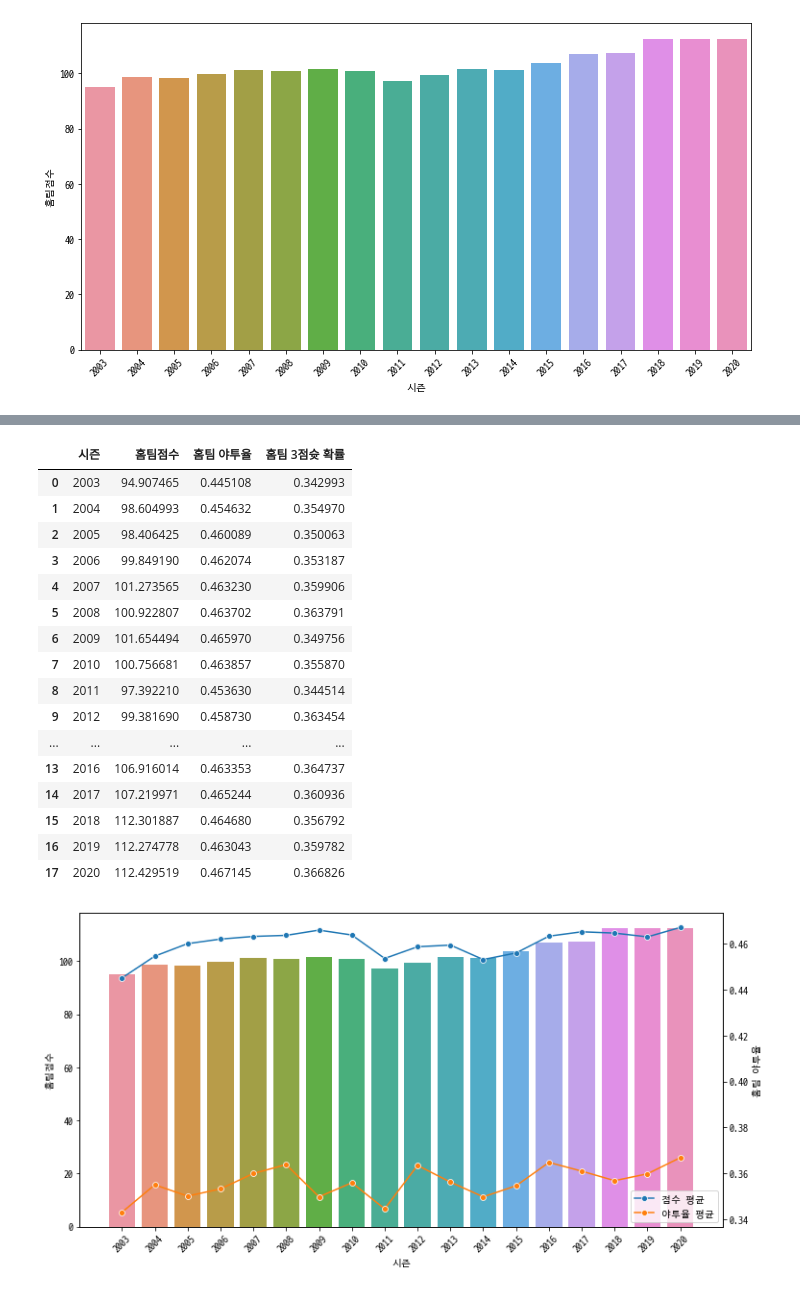
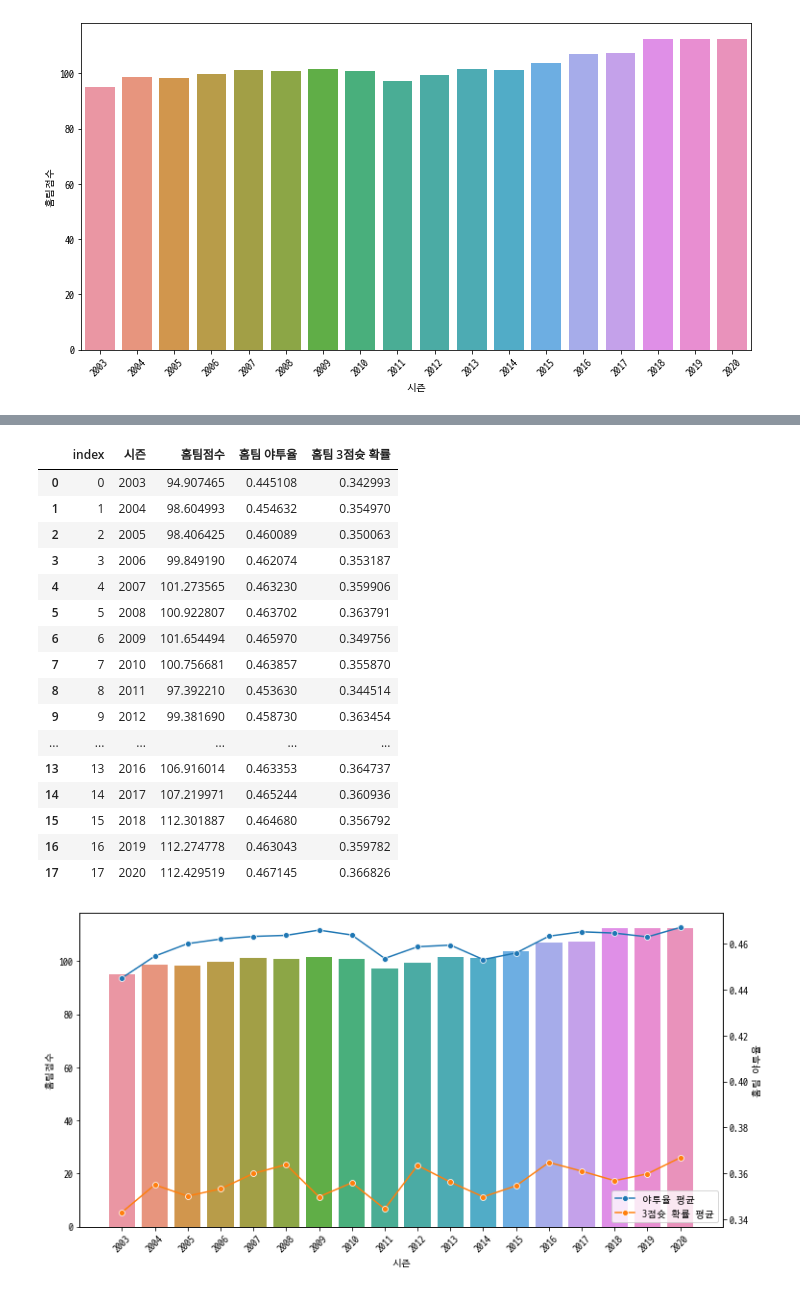
Before and after one commit to RlxDn/Bigdata, a Jupyter notebook: 40_데이터분석 실습/nba/nba.ipynb, the cells around one changed output, grey strips where cells are left out. Cells and saved outputs as stored; diff of their text form; code cells hidden in the pictures.

```diff
--- a/40_데이터분석 실습/nba/nba.ipynb
+++ b/40_데이터분석 실습/nba/nba.ipynb
@@ -43,5 +43,6 @@ df.head()
 home_means = df.groupby('시즌')['홈팀점수'].mean().to_frame()
 home_means['홈팀 야투율'] = df.groupby('시즌')['홈팀 야투율'].mean().to_frame()
 home_means['홈팀 3점슛 확률'] = df.groupby('시즌')['홈팀 3점슛 확률'].mean().to_frame()
+home_means.reset_index(inplace=True)
 home_means
 # %% [output]
@@ -88,31 +88,31 @@ plt.show()
 home_means.reset_index(inplace=True)
 home_means
 # %% [output]
-|  | 시즌 | 홈팀점수 | 홈팀 야투율 | 홈팀 3점슛 확률 |
-| 0 | 2003 | 94.907465 | 0.445108 | 0.342993 |
-| 1 | 2004 | 98.604993 | 0.454632 | 0.354970 |
-| 2 | 2005 | 98.406425 | 0.460089 | 0.350063 |
-| 3 | 2006 | 99.849190 | 0.462074 | 0.353187 |
-| 4 | 2007 | 101.273565 | 0.463230 | 0.359906 |
-| 5 | 2008 | 100.922807 | 0.463702 | 0.363791 |
-| 6 | 2009 | 101.654494 | 0.465970 | 0.349756 |
-| 7 | 2010 | 100.756681 | 0.463857 | 0.355870 |
-| 8 | 2011 | 97.392210 | 0.453630 | 0.344514 |
-| 9 | 2012 | 99.381690 | 0.458730 | 0.363454 |
-| ... | ... | ... | ... | ... |
-| 13 | 2016 | 106.916014 | 0.463353 | 0.364737 |
-| 14 | 2017 | 107.219971 | 0.465244 | 0.360936 |
-| 15 | 2018 | 112.301887 | 0.464680 | 0.356792 |
-| 16 | 2019 | 112.274778 | 0.463043 | 0.359782 |
-| 17 | 2020 | 112.429519 | 0.467145 | 0.366826 |
+|  | index | 시즌 | 홈팀점수 | 홈팀 야투율 | 홈팀 3점슛 확률 |
+| 0 | 0 | 2003 | 94.907465 | 0.445108 | 0.342993 |
+| 1 | 1 | 2004 | 98.604993 | 0.454632 | 0.354970 |
+| 2 | 2 | 2005 | 98.406425 | 0.460089 | 0.350063 |
+| 3 | 3 | 2006 | 99.849190 | 0.462074 | 0.353187 |
+| 4 | 4 | 2007 | 101.273565 | 0.463230 | 0.359906 |
+| 5 | 5 | 2008 | 100.922807 | 0.463702 | 0.363791 |
+| 6 | 6 | 2009 | 101.654494 | 0.465970 | 0.349756 |
+| 7 | 7 | 2010 | 100.756681 | 0.463857 | 0.355870 |
+| 8 | 8 | 2011 | 97.392210 | 0.453630 | 0.344514 |
+| 9 | 9 | 2012 | 99.381690 | 0.458730 | 0.363454 |
+| ... | ... | ... | ... | ... | ... |
+| 13 | 13 | 2016 | 106.916014 | 0.463353 | 0.364737 |
+| 14 | 14 | 2017 | 107.219971 | 0.465244 | 0.360936 |
+| 15 | 15 | 2018 | 112.301887 | 0.464680 | 0.356792 |
+| 16 | 16 | 2019 | 112.274778 | 0.463043 | 0.359782 |
+| 17 | 17 | 2020 | 112.429519 | 0.467145 | 0.366826 |
 # %%
 fig, ax1 = plt.subplots(figsize=(12,6))
 plt.xticks(rotation=45)
 sns.barplot(x='시즌', y='홈팀점수', data=home_means.reset_index(), ax=ax1)
 ax2 = ax1.twinx()
 sns.lineplot(x='index', y='홈팀 야투율', marker='o', data=home_means.reset_index(), ax=ax2)
 sns.lineplot(x='index', y='홈팀 3점슛 확률', marker='o', data=home_means.reset_index(), ax=ax2)
-plt.legend(['점수 평균', '야투율 평균', '3점슛 평균'])
+plt.legend(['야투율 평균', '3점슛 확률 평균'])
 plt.show()
 # %% [output]
-[figure, old version]
+[figure, new version]
```
Also changed, not shown: parts of 20 cells of this notebook.
